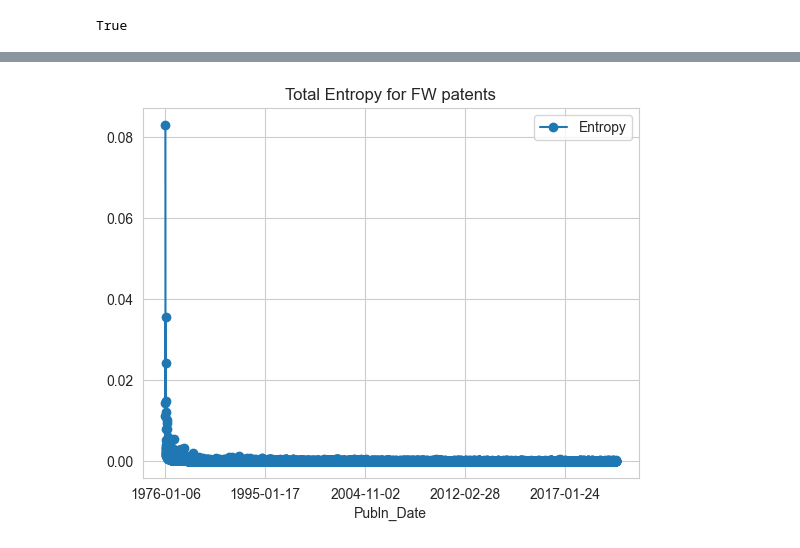
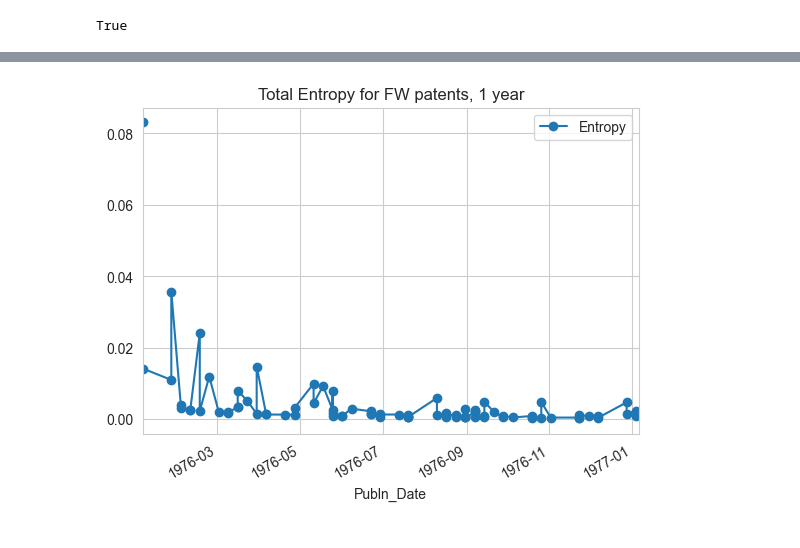
Before and after one commit to cvonholly/technology_complexity, a Jupyter notebook: USPTO_analysis.ipynb, the cells around one changed output, grey strips where cells are left out. Drawn from its saved outputs; the diff is of its cells as text; code cells hidden in the pictures.

```diff
--- a/USPTO_analysis.ipynb
+++ b/USPTO_analysis.ipynb
@@ -137,0 +130,9 @@ def get_cross_entropy(counts: dict, counts_2: dict) -> float:
+# %%
+pubs = df['Publn_Nr'].unique()
+
+pub_nr = pubs[10]  # test
+
+claims = get_claims(df, pub_nr)
+text = concantenate_claims(claims)  # concantenate claims
+tokens, count = get_tokens(text)    # get tokens and counts of words
+tokens
@@ -142,7 +161,7 @@ counts_total = {}
 
 counts_dict = {}
 
-
+j = 0
 for pub_nr in df['Publn_Nr'].unique():
     claims = get_claims(df, pub_nr)
     if claims.empty:
@@ -150,15 +169,16 @@ for pub_nr in df['Publn_Nr'].unique():
         continue    # skip if no claims in data set
     text = concantenate_claims(claims)  # concantenate claims
     tokens, count = get_tokens(text)    # get tokens and counts of words
-    counts_total = update_total_counts(counts_total, count)   # update total counts for conditional entropy
+    counts_total = update_total_counts(counts_total, count)  # update total counts for conditional entropy
 
     # get conditional entropy fixme: get negatives because probability distribution not defined nicely
     """
     H(X|Y) = H(X,Y) - H(Y)
     does not work as H(X,Y) may be smaller then H(Y) in the way that we define probabilities (relative frequency of words).
+    approximation: H(X|Y) = H(X) so Y, X indpendent
     """
-    cond_entropy = get_entropy(counts_total) # - get_entropy(count)
-    entropies.append(cond_entropy)
+    entropy = get_entropy(counts_total)
+    entropies.append(entropy)
 
     # get entropy of compared to the last 20 patents
     """
@@ -182,10 +202,16 @@ for pub_nr in df['Publn_Nr'].unique():
 # %%
 df_unique = df.drop_duplicates(subset=['Publn_Nr'])[['Publn_Nr', 'Publn_Date']]
 df_unique['Entropy'] = entropies
+# %%
+df_unique['Publn_Date'] = pd.to_datetime(df_unique['Publn_Date'])
+# %%
+start = df_unique['Publn_Date'].values[0]
+end = start + pd.DateOffset(years=1)
 # %%
-df_unique.plot(x='Publn_Date', y='Entropy', kind='line', marker='o', title=f'Total Entropy for {n} patents')
+df_unique.plot(x='Publn_Date', y='Entropy', kind='line', marker='o', title=f'Total Entropy for {n} patents, 1 year')
+plt.xlim(start, end)
 plt.show()
 # %% [output]
-[figure, old version]
+[figure, new version]
 # %%
 df_unique.to_csv(f'entropy_data/entropy_{n}.csv', index=False)
```
Also changed, not shown: parts of 10 cells of this notebook.
